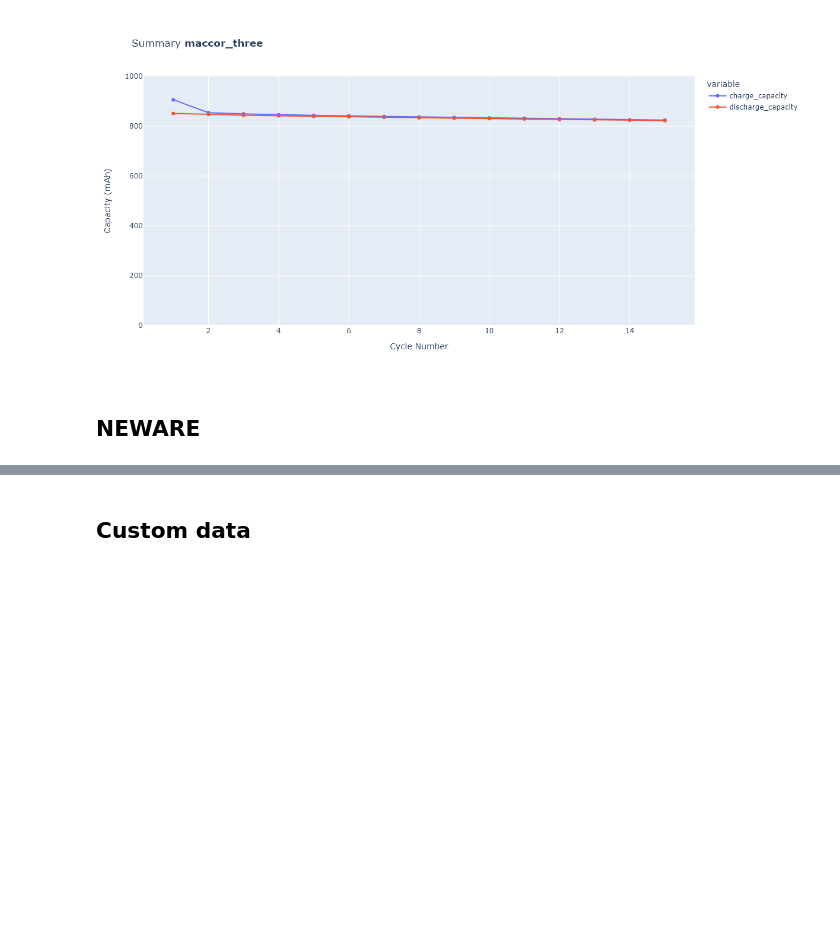
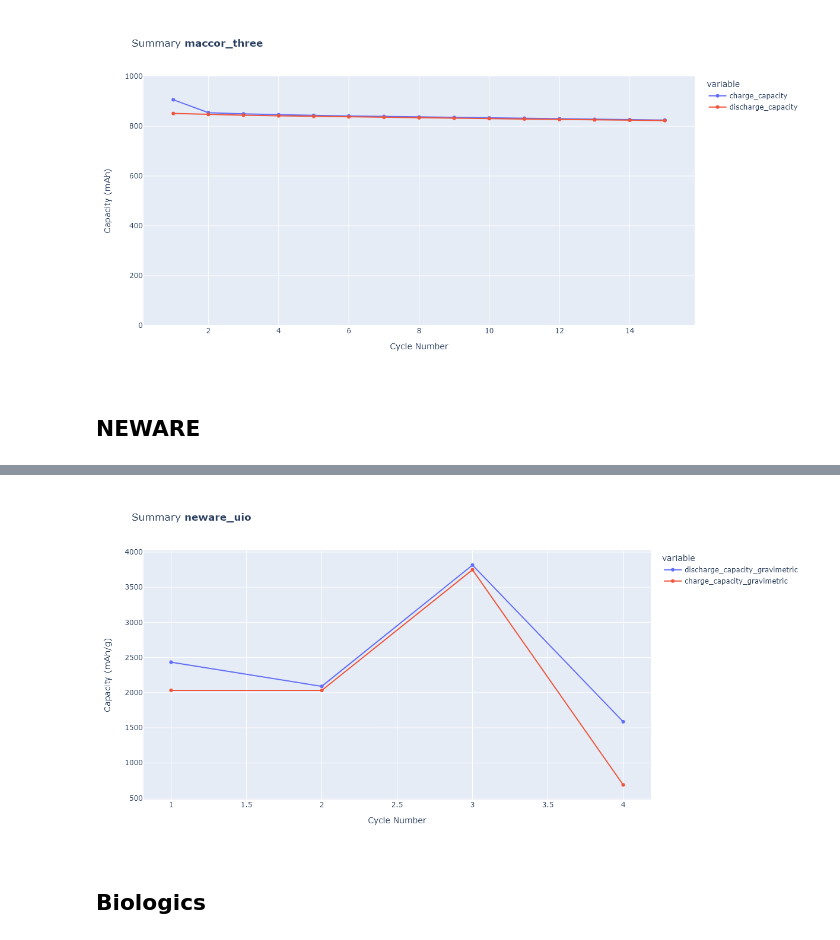
Before and after one commit to jepegit/cellpy, a Jupyter notebook: examples/06_loading_different_formats.ipynb, the cells around one changed output, grey strips where cells are left out. Saved outputs shown, nothing was run; the diff lists cells and outputs as text; code cells hidden in the pictures; blank space fills up the shorter version.

```diff
--- a/examples/06_loading_different_formats.ipynb
+++ b/examples/06_loading_different_formats.ipynb
@@ -208,2 +229,6 @@ print(config["neware_txt"]["UIO"])
+# %%
+plotutils.summary_plot(c, y="capacities_gravimetric", width=1200)
+# %% [output]
+[figure, added]
 # %% [markdown]
-## Custom data
+## Biologics
```
Also changed, not shown: parts of 10 cells of this notebook, 3 other files.
